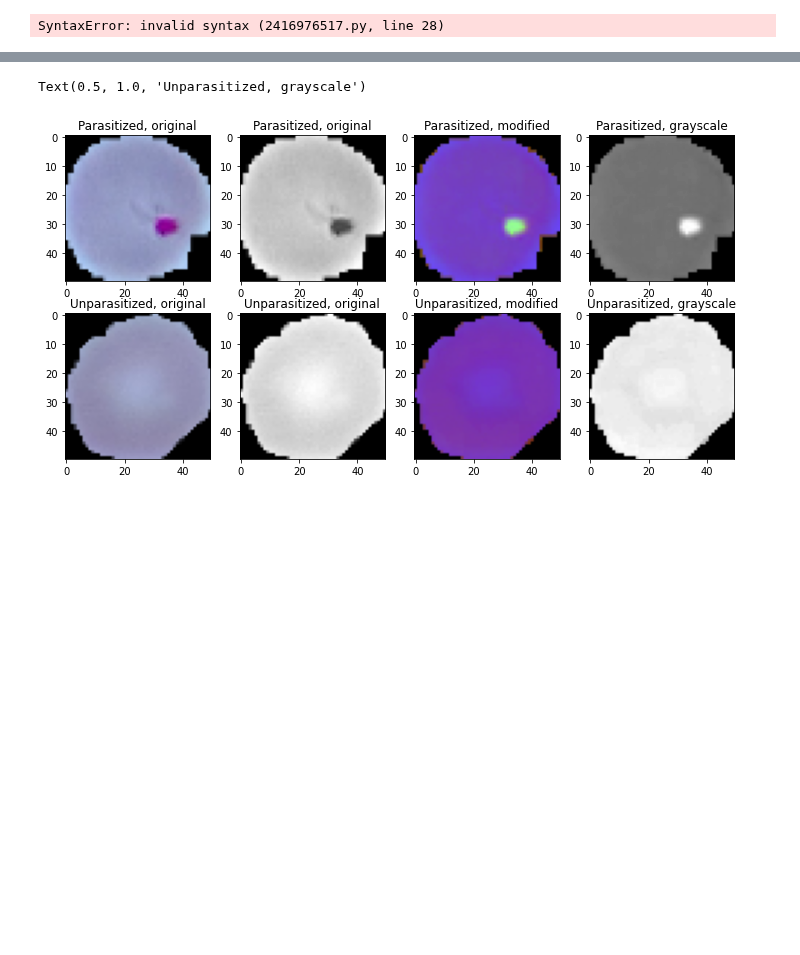
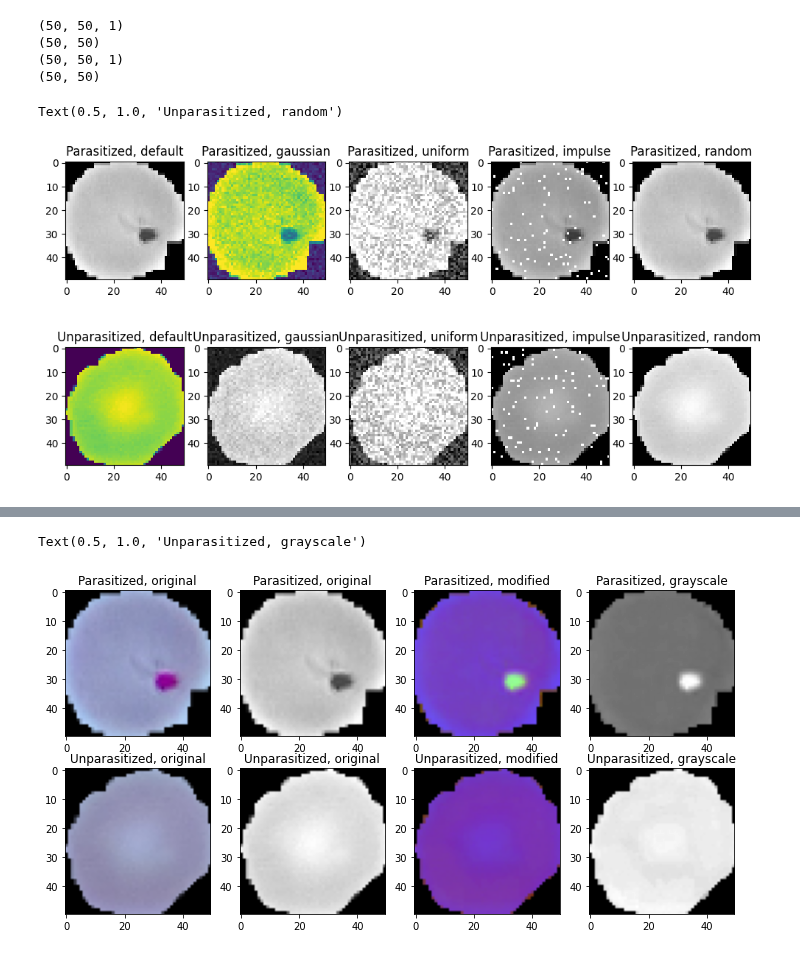
Before and after one commit to madhava20217/Malaria-Detection-from-Cells, a Jupyter notebook: Modules/image_transformations.ipynb, the cells around one changed output, grey strips where cells are left out. Cells and saved outputs as stored; diff of their text form; code cells hidden in the pictures; blank space fills up the shorter version.

```diff
--- a/Modules/image_transformations.ipynb
+++ b/Modules/image_transformations.ipynb
@@ -85,6 +85,7 @@ class Transformations():
         Returns: The modified image (as a numpy array) '''
         num_rows, num_cols = image_arr.shape[:2]
         rotated_image = cv2.warpAffine(image_arr, cv2.getRotationMatrix2D((num_cols/2, num_rows/2), random.randint(0, 360), 0.6), (num_cols, num_rows))
+        return rotated_image
 
 
     def crop_image(self, image_arr ,tolerance=0):
@@ -105,29 +106,39 @@ class Transformations():
         row_start,row_end = mask1.argmax(),m-mask1[::-1].argmax()
         return image_arr[row_start:row_end,col_start:col_end]
 
-    def adding_noise(self, image_arr , kind):
+    def adding_noise(self, image_arr , kind , std_devia = 1 , mean = 0):
         if kind == 'default':
             return image_arr
 
         elif kind == 'gaussian':
+            num_height = 1
+            if(len(image_arr.shape) > 2):
+                num_height = image_arr.shape[2]
             num_rows, num_cols = image_arr.shape[:2]
-            gauss_noise=np.zeros((num_rows,num_cols),dtype=np.uint8)
-            cv2.randn(gauss_noise,128,20)
+            gauss_noise=np.zeros((num_rows,num_cols , num_height),dtype=np.uint8)
+            print(gauss_noise.shape) , print(image_arr.shape)
+            cv2.randn(gauss_noise,std_devia,mean)
             gauss_noise=(gauss_noise*0.5).astype(np.uint8)
             gn_img=cv2.add(image_arr,gauss_noise)
             return gn_img
 
         elif kind == 'uniform':
+            num_height = 1
+            if(len(image_arr.shape) > 2):
+                num_height = image_arr.shape[2]
             num_rows, num_cols = image_arr.shape[:2]
-            uni_noise=np.zeros((num_rows,num_cols),dtype=np.uint8)
+            uni_noise=np.zeros((num_rows,num_cols, num_height),dtype=np.uint8)
             cv2.randu(uni_noise,0,255)
             uni_noise=(uni_noise*0.5).astype(np.uint8)
             un_img=cv2.add(image_arr,uni_noise)
             return un_img
 
         elif kind == 'impulse':
+            num_height = 1
+            if(len(image_arr.shape) > 2):
+                num_height = image_arr.shape[2]
             num_rows, num_cols = image_arr.shape[:2]
-            imp_noise=np.zeros((num_rows,num_cols),dtype=np.uint8)
+            imp_noise=np.zeros((num_rows,num_cols , num_height),dtype=np.uint8)
             cv2.randu(imp_noise,0,255)
             imp_noise=cv2.threshold(imp_noise,245,255,cv2.THRESH_BINARY)[1]
             in_img=cv2.add(image_arr,imp_noise)
@@ -153,5 +164,41 @@ class Transformations():
         else:
             # default, do nothing
             return image_arr
-# %% [output]
-SyntaxError: invalid syntax (2416976517.py, line 28)
+# %%
+add_noise = ['default','gaussian','uniform' ,'impulse', 'ur mum']
+
+image_p = cv2.imread('parasitized1.png', 0)
+image_up = cv2.imread('uninfected1.png', 0)
+
+fig, axes = plt.subplots(2, 5, figsize = (12, 6))
+
+tr = Transformations()
+
+axes[0][0].imshow(image_p, cmap = 'gray')
+axes[0][0].set_title('Parasitized, default')
+axes[0][1].imshow(tr.adding_noise(image_p, add_noise[1]))
+axes[0][1].set_title('Parasitized, gaussian')
+axes[0][2].imshow(tr.adding_noise(image_p, add_noise[2]), cmap = 'gray')
+axes[0][2].set_title('Parasitized, uniform')
+axes[0][3].imshow(tr.adding_noise(image_p, add_noise[3]), cmap = 'gray')
+axes[0][3].set_title("Parasitized, impulse")
+axes[0][4].imshow(tr.adding_noise(image_p, add_noise[4]), cmap = 'gray')
+axes[0][4].set_title("Parasitized, random")
+
+axes[1][0].imshow(image_up)
+axes[1][0].set_title('Unparasitized, default')
+axes[1][1].imshow(tr.adding_noise(image_up, add_noise[1]), cmap = 'gray')
+axes[1][1].set_title('Unparasitized, gaussian')
+axes[1][2].imshow(tr.adding_noise(image_up, add_noise[2]), cmap = 'gray')
+axes[1][2].set_title('Unparasitized, uniform')
+axes[1][3].imshow(tr.adding_noise(image_up, add_noise[3]), cmap = 'gray')
+axes[1][3].set_title("Unparasitized, impulse")
+axes[1][4].imshow(tr.adding_noise(image_up, add_noise[4]), cmap = 'gray')
+axes[1][4].set_title("Unparasitized, random")
+# %% [output]
+(50, 50, 1)
+(50, 50)
+(50, 50, 1)
+(50, 50)
+Text(0.5, 1.0, 'Unparasitized, random')
+[figure, added]
```
Also changed, not shown: parts of 2 cells of this notebook.
